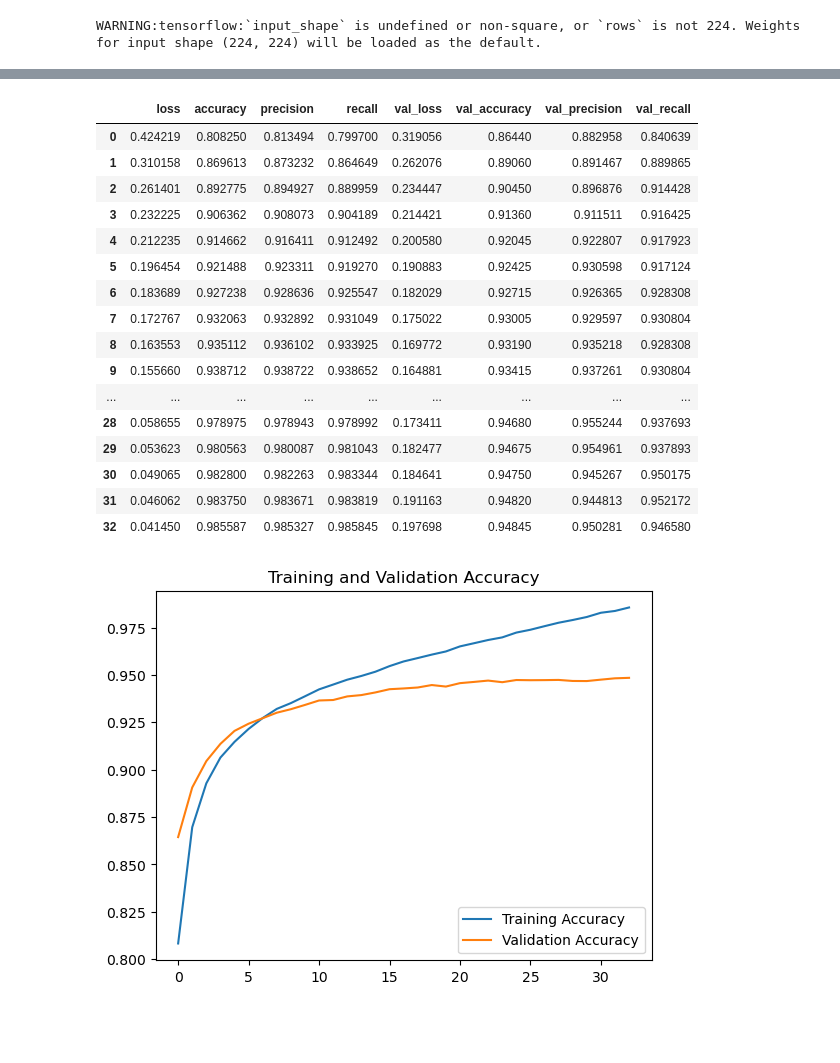
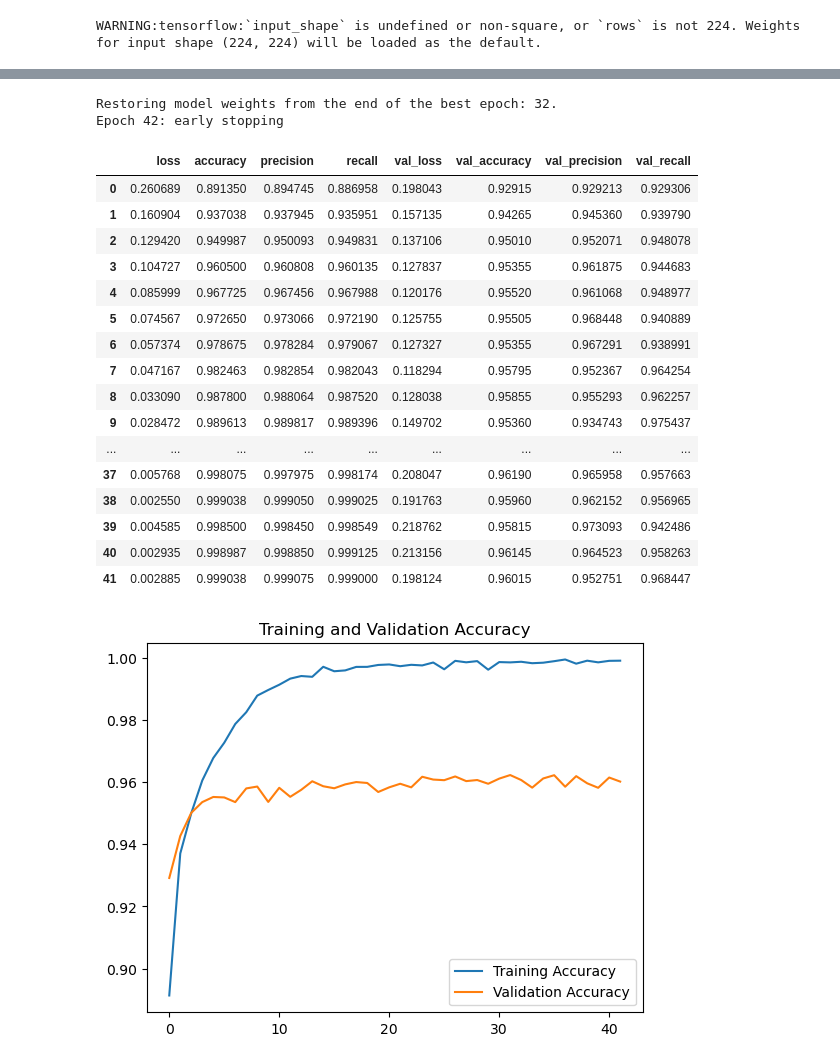
Before and after one commit to hsabraham28/mids_207_final_project, a Jupyter notebook: MobileNet.ipynb, the cells around one changed output, grey strips where cells are left out. Drawn from its saved outputs; the diff is of its cells as text; code cells hidden in the pictures; blank space fills up the shorter version.

```diff
--- a/MobileNet.ipynb
+++ b/MobileNet.ipynb
@@ -57,6 +57,7 @@ input = keras.Input(shape=(img_height, img_width, 3))
 x = mobilenet(input, training=False)
 x = layers.Flatten()(x)
 x = layers.Dropout(0.5)(x)
+x = layers.Dense(units=1024, activation="relu")(x)
 output = layers.Dense(units=1, activation="sigmoid")(x)
 
 model = Model(inputs=input, outputs=output)
@@ -144,47 +139,56 @@ ____________________________________________________________________________
 # %%
 # Recompile model with low learning rate
 model.compile(loss="binary_crossentropy",
-                optimizer=keras.optimizers.Adam(1e-5),
+                optimizer=keras.optimizers.Adam(1e-4),
                 metrics=["accuracy", metrics.Precision(name="precision"), metrics.Recall(name="recall")])
+# %%
+# Early stopping
+es = EarlyStopping(monitor="val_accuracy",
+                   patience=10,
+                   restore_best_weights=True,
+                   verbose=1)
 # %%
 # Fine-tune model
-epochs = 33
+epochs = 60
 
 history = model.fit(
   train,
   validation_data=val,
   epochs=epochs,
-  verbose=0)
+  verbose=0,
+  callbacks=es)
 
 history = pd.DataFrame(history.history)
 display(history)
 # %% [output]
+Restoring model weights from the end of the best epoch: 32.
+Epoch 42: early stopping
 |  | loss | accuracy | precision | recall | val_loss | val_accuracy | val_precision | val_recall |
-| 0 | 0.424219 | 0.808250 | 0.813494 | 0.799700 | 0.319056 | 0.86440 | 0.882958 | 0.840639 |
-| 1 | 0.310158 | 0.869613 | 0.873232 | 0.864649 | 0.262076 | 0.89060 | 0.891467 | 0.889865 |
-| 2 | 0.261401 | 0.892775 | 0.894927 | 0.889959 | 0.234447 | 0.90450 | 0.896876 | 0.914428 |
-| 3 | 0.232225 | 0.906362 | 0.908073 | 0.904189 | 0.214421 | 0.91360 | 0.911511 | 0.916425 |
-| 4 | 0.212235 | 0.914662 | 0.916411 | 0.912492 | 0.200580 | 0.92045 | 0.922807 | 0.917923 |
-| 5 | 0.196454 | 0.921488 | 0.923311 | 0.919270 | 0.190883 | 0.92425 | 0.930598 | 0.917124 |
-| 6 | 0.183689 | 0.927238 | 0.928636 | 0.925547 | 0.182029 | 0.92715 | 0.926365 | 0.928308 |
-| 7 | 0.172767 | 0.932063 | 0.932892 | 0.931049 | 0.175022 | 0.93005 | 0.929597 | 0.930804 |
-| 8 | 0.163553 | 0.935112 | 0.936102 | 0.933925 | 0.169772 | 0.93190 | 0.935218 | 0.928308 |
-| 9 | 0.155660 | 0.938712 | 0.938722 | 0.938652 | 0.164881 | 0.93415 | 0.937261 | 0.930804 |
+| 0 | 0.260689 | 0.891350 | 0.894745 | 0.886958 | 0.198043 | 0.92915 | 0.929213 | 0.929306 |
+| 1 | 0.160904 | 0.937038 | 0.937945 | 0.935951 | 0.157135 | 0.94265 | 0.945360 | 0.939790 |
+| 2 | 0.129420 | 0.949987 | 0.950093 | 0.949831 | 0.137106 | 0.95010 | 0.952071 | 0.948078 |
+| 3 | 0.104727 | 0.960500 | 0.960808 | 0.960135 | 0.127837 | 0.95355 | 0.961875 | 0.944683 |
+| 4 | 0.085999 | 0.967725 | 0.967456 | 0.967988 | 0.120176 | 0.95520 | 0.961068 | 0.948977 |
+| 5 | 0.074567 | 0.972650 | 0.973066 | 0.972190 | 0.125755 | 0.95505 | 0.968448 | 0.940889 |
+| 6 | 0.057374 | 0.978675 | 0.978284 | 0.979067 | 0.127327 | 0.95355 | 0.967291 | 0.938991 |
+| 7 | 0.047167 | 0.982463 | 0.982854 | 0.982043 | 0.118294 | 0.95795 | 0.952367 | 0.964254 |
+| 8 | 0.033090 | 0.987800 | 0.988064 | 0.987520 | 0.128038 | 0.95855 | 0.955293 | 0.962257 |
+| 9 | 0.028472 | 0.989613 | 0.989817 | 0.989396 | 0.149702 | 0.95360 | 0.934743 | 0.975437 |
 | ... | ... | ... | ... | ... | ... | ... | ... | ... |
-| 28 | 0.058655 | 0.978975 | 0.978943 | 0.978992 | 0.173411 | 0.94680 | 0.955244 | 0.937693 |
-| 29 | 0.053623 | 0.980563 | 0.980087 | 0.981043 | 0.182477 | 0.94675 | 0.954961 | 0.937893 |
-| 30 | 0.049065 | 0.982800 | 0.982263 | 0.983344 | 0.184641 | 0.94750 | 0.945267 | 0.950175 |
-| 31 | 0.046062 | 0.983750 | 0.983671 | 0.983819 | 0.191163 | 0.94820 | 0.944813 | 0.952172 |
-| 32 | 0.041450 | 0.985587 | 0.985327 | 0.985845 | 0.197698 | 0.94845 | 0.950281 | 0.946580 |
+| 37 | 0.005768 | 0.998075 | 0.997975 | 0.998174 | 0.208047 | 0.96190 | 0.965958 | 0.957663 |
+| 38 | 0.002550 | 0.999038 | 0.999050 | 0.999025 | 0.191763 | 0.95960 | 0.962152 | 0.956965 |
+| 39 | 0.004585 | 0.998500 | 0.998450 | 0.998549 | 0.218762 | 0.95815 | 0.973093 | 0.942486 |
+| 40 | 0.002935 | 0.998987 | 0.998850 | 0.999125 | 0.213156 | 0.96145 | 0.964523 | 0.958263 |
+| 41 | 0.002885 | 0.999038 | 0.999075 | 0.999000 | 0.198124 | 0.96015 | 0.952751 | 0.968447 |
 # %%
 # Plot training and validation accuracy
-plt.plot(range(epochs), history["accuracy"], label="Training Accuracy")
-plt.plot(range(epochs), history["val_accuracy"], label="Validation Accuracy")
+plt.plot(range(len(history)), history["accuracy"], label="Training Accuracy")
+plt.plot(range(len(history)), history["val_accuracy"], label="Validation Accuracy")
 plt.legend(loc="lower right")
 plt.title("Training and Validation Accuracy")
 plt.show()
 # %% [output]
-[figure, old version]
+[figure, new version]
 # %%
 # Evaluate on test data
 model.evaluate(test, return_dict=True)
```
Also changed, not shown: parts of 7 cells of this notebook.
